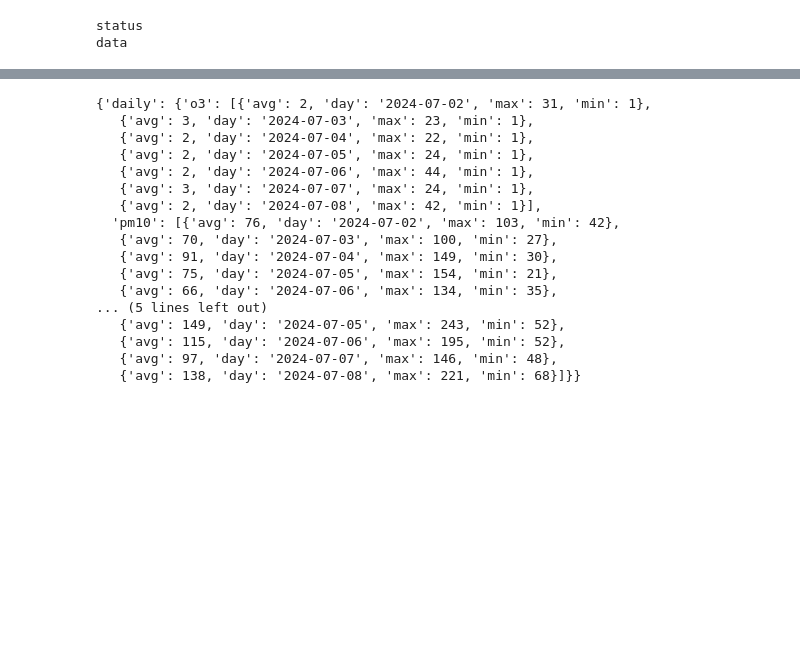
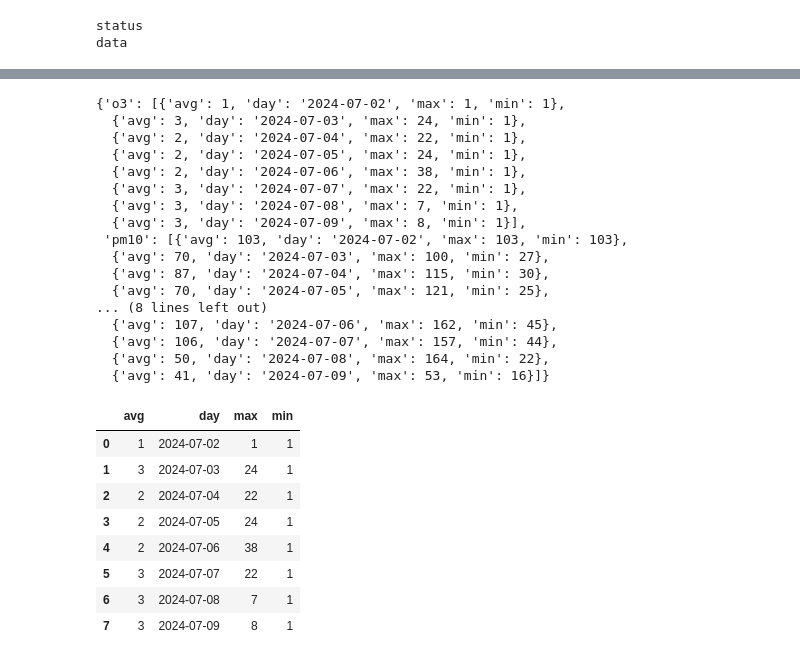
Before and after one commit to PSpaulojr/Estudo-de-casos, a Jupyter notebook: Codigo/main.ipynb, the cells around one changed output, grey strips where cells are left out. Saved outputs shown, nothing was run; the diff lists cells and outputs as text; code cells hidden in the pictures; blank space fills up the shorter version.

```diff
--- a/Codigo/main.ipynb
+++ b/Codigo/main.ipynb
@@ -227,20 +218,32 @@ jsson['data']['time']
 # %%
-jsson['data']['forecast']
+jsson['data']['forecast']['daily']
 # %% [output]
-{'daily': {'o3': [{'avg': 2, 'day': '2024-07-02', 'max': 31, 'min': 1},
-   {'avg': 3, 'day': '2024-07-03', 'max': 23, 'min': 1},
-   {'avg': 2, 'day': '2024-07-04', 'max': 22, 'min': 1},
-   {'avg': 2, 'day': '2024-07-05', 'max': 24, 'min': 1},
-   {'avg': 2, 'day': '2024-07-06', 'max': 44, 'min': 1},
-   {'avg': 3, 'day': '2024-07-07', 'max': 24, 'min': 1},
-   {'avg': 2, 'day': '2024-07-08', 'max': 42, 'min': 1}],
-  'pm10': [{'avg': 76, 'day': '2024-07-02', 'max': 103, 'min': 42},
-   {'avg': 70, 'day': '2024-07-03', 'max': 100, 'min': 27},
-   {'avg': 91, 'day': '2024-07-04', 'max': 149, 'min': 30},
-   {'avg': 75, 'day': '2024-07-05', 'max': 154, 'min': 21},
-   {'avg': 66, 'day': '2024-07-06', 'max': 134, 'min': 35},
-... (5 lines left out)
-   {'avg': 149, 'day': '2024-07-05', 'max': 243, 'min': 52},
-   {'avg': 115, 'day': '2024-07-06', 'max': 195, 'min': 52},
-   {'avg': 97, 'day': '2024-07-07', 'max': 146, 'min': 48},
-   {'avg': 138, 'day': '2024-07-08', 'max': 221, 'min': 68}]}}
+{'o3': [{'avg': 1, 'day': '2024-07-02', 'max': 1, 'min': 1},
+  {'avg': 3, 'day': '2024-07-03', 'max': 24, 'min': 1},
+  {'avg': 2, 'day': '2024-07-04', 'max': 22, 'min': 1},
+  {'avg': 2, 'day': '2024-07-05', 'max': 24, 'min': 1},
+  {'avg': 2, 'day': '2024-07-06', 'max': 38, 'min': 1},
+  {'avg': 3, 'day': '2024-07-07', 'max': 22, 'min': 1},
+  {'avg': 3, 'day': '2024-07-08', 'max': 7, 'min': 1},
+  {'avg': 3, 'day': '2024-07-09', 'max': 8, 'min': 1}],
+ 'pm10': [{'avg': 103, 'day': '2024-07-02', 'max': 103, 'min': 103},
+  {'avg': 70, 'day': '2024-07-03', 'max': 100, 'min': 27},
+  {'avg': 87, 'day': '2024-07-04', 'max': 115, 'min': 30},
+  {'avg': 70, 'day': '2024-07-05', 'max': 121, 'min': 25},
+... (8 lines left out)
+  {'avg': 107, 'day': '2024-07-06', 'max': 162, 'min': 45},
+  {'avg': 106, 'day': '2024-07-07', 'max': 157, 'min': 44},
+  {'avg': 50, 'day': '2024-07-08', 'max': 164, 'min': 22},
+  {'avg': 41, 'day': '2024-07-09', 'max': 53, 'min': 16}]}
+# %%
+pd.json_normalize(jsson['data']['forecast']['daily']['o3'])
+# %% [output]
+|  | avg | day | max | min |
+| 0 | 1 | 2024-07-02 | 1 | 1 |
+| 1 | 3 | 2024-07-03 | 24 | 1 |
+| 2 | 2 | 2024-07-04 | 22 | 1 |
+| 3 | 2 | 2024-07-05 | 24 | 1 |
+| 4 | 2 | 2024-07-06 | 38 | 1 |
+| 5 | 3 | 2024-07-07 | 22 | 1 |
+| 6 | 3 | 2024-07-08 | 7 | 1 |
+| 7 | 3 | 2024-07-09 | 8 | 1 |
```
Also changed, not shown: parts of 30 cells of this notebook, 1 other file.
